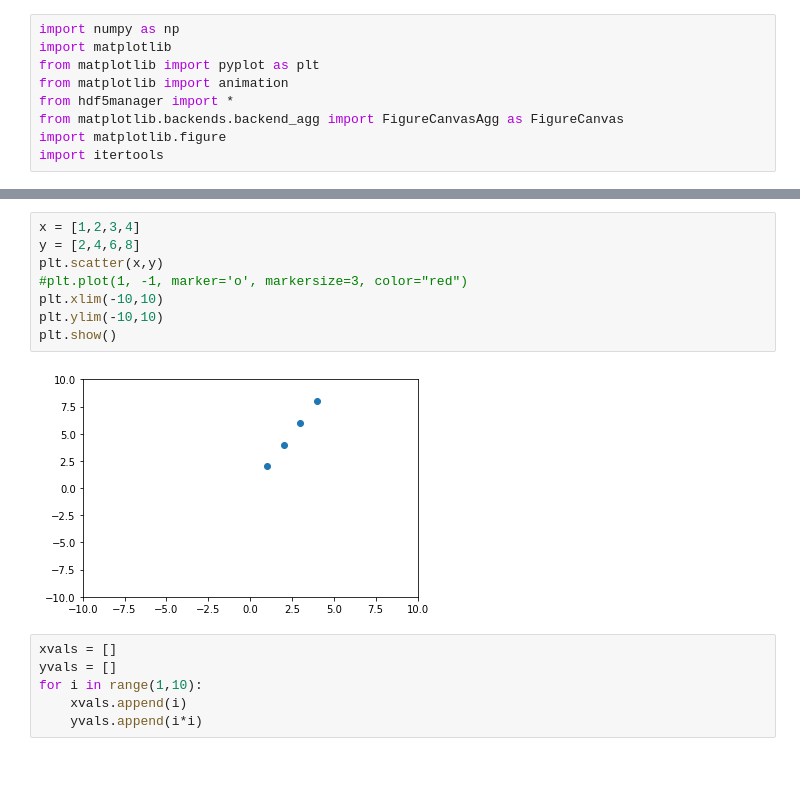
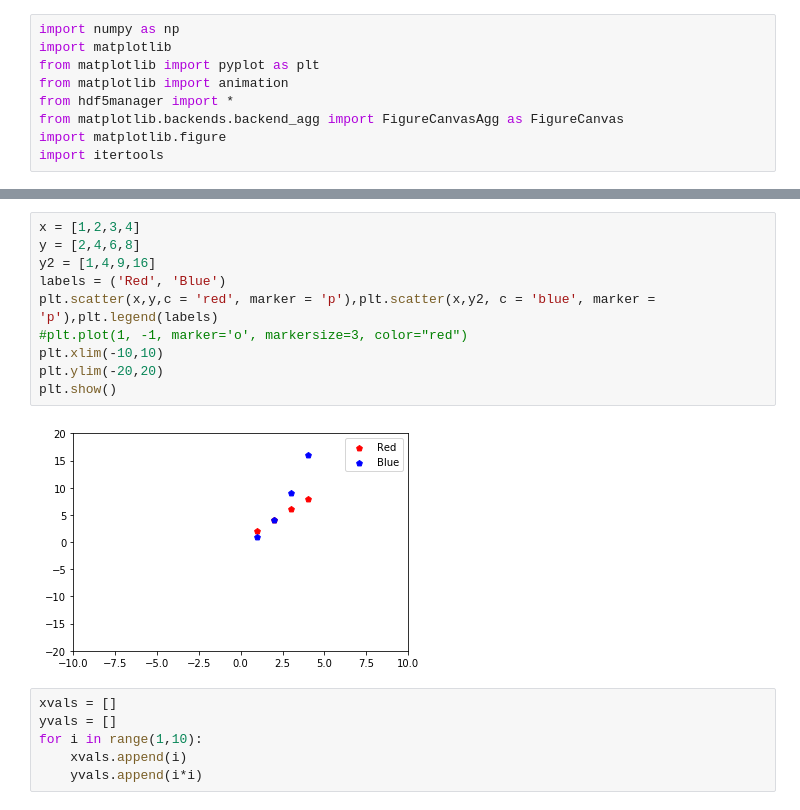
Before and after one commit to ashwinrammohan/MouseCV, a Jupyter notebook: Data Plotting.ipynb, the cells around one changed output, grey strips where cells are left out. Cells and saved outputs as stored; diff of their text form; blank space fills up the shorter version.

```diff
--- a/Data Plotting.ipynb
+++ b/Data Plotting.ipynb
@@ -89,13 +89,15 @@ def parseAndDrawHDF5(filepath):
 # %%
 x = [1,2,3,4]
 y = [2,4,6,8]
-plt.scatter(x,y)
+y2 = [1,4,9,16]
+labels = ('Red', 'Blue')
+plt.scatter(x,y,c = 'red', marker = 'p'),plt.scatter(x,y2, c = 'blue', marker = 'p'),plt.legend(labels)
 #plt.plot(1, -1, marker='o', markersize=3, color="red")
 plt.xlim(-10,10)
-plt.ylim(-10,10)
+plt.ylim(-20,20)
 plt.show()
 # %% [output]
-[figure, old version]
+[figure, new version]
 # %%
 xvals = []
 yvals = []
```
Also changed, not shown: parts of 2 cells of this notebook.
